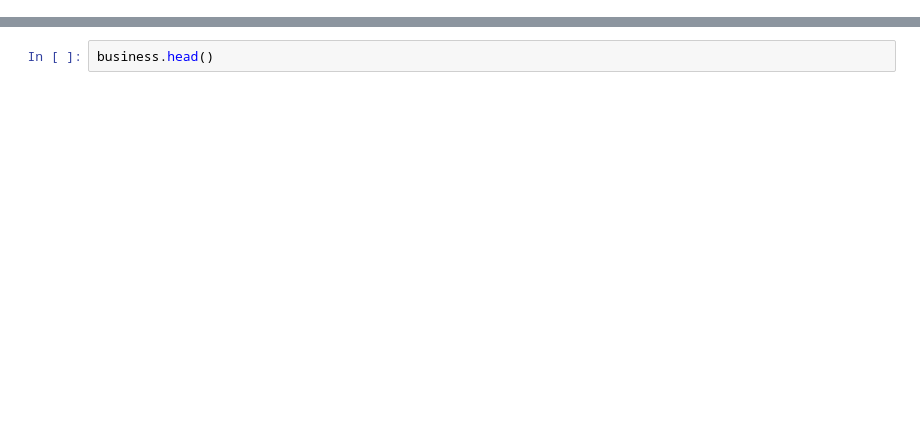
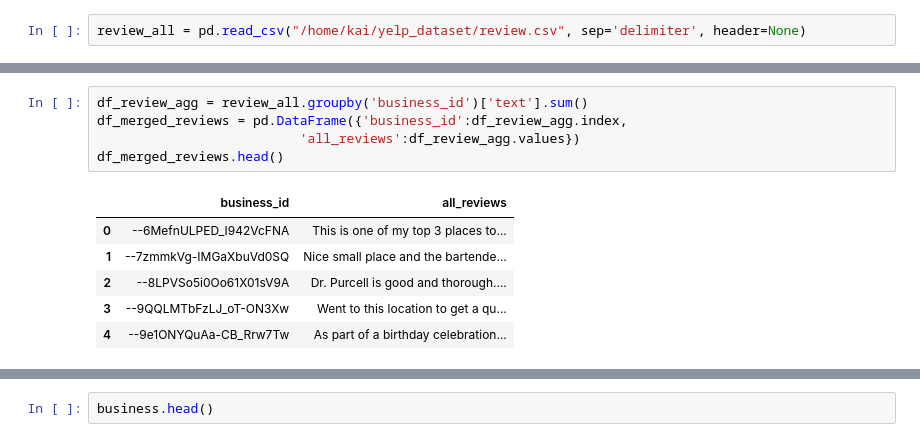
Before and after one commit to Karthikai-28/assignments, a Jupyter notebook: 67_neural_network_91588/network.ipynb, the cells around one changed output, grey strips where cells are left out. Drawn from its saved outputs; the diff is of its cells as text; blank space fills up the shorter version.

```diff
--- a/67_neural_network_91588/network.ipynb
+++ b/67_neural_network_91588/network.ipynb
@@ -35,0 +49,2 @@ review_all = pd.read_csv("/home/kai/yelp_dataset/review.csv")
+# %%
+review_all = pd.read_csv("/home/kai/yelp_dataset/review.csv", sep='delimiter', header=None)
@@ -35,0 +65,12 @@ review_all = pd.read_csv("/home/kai/yelp_dataset/review.csv")
+# %%
+df_review_agg = review_all.groupby('business_id')['text'].sum()
+df_merged_reviews = pd.DataFrame({'business_id':df_review_agg.index,
+                          'all_reviews':df_review_agg.values})
+df_merged_reviews.head()
+# %% [output]
+|  | business_id | all_reviews |
+| 0 | --6MefnULPED_I942VcFNA | This is one of my top 3 places to... |
+| 1 | --7zmmkVg-IMGaXbuVd0SQ | Nice small place and the bartende... |
+| 2 | --8LPVSo5i0Oo61X01sV9A | Dr. Purcell is good and thorough.... |
+| 3 | --9QQLMTbFzLJ_oT-ON3Xw | Went to this location to get a qu... |
+| 4 | --9e1ONYQuAa-CB_Rrw7Tw | As part of a birthday celebration... |
```
Also changed, not shown: parts of 15 cells of this notebook, 34 other files.
